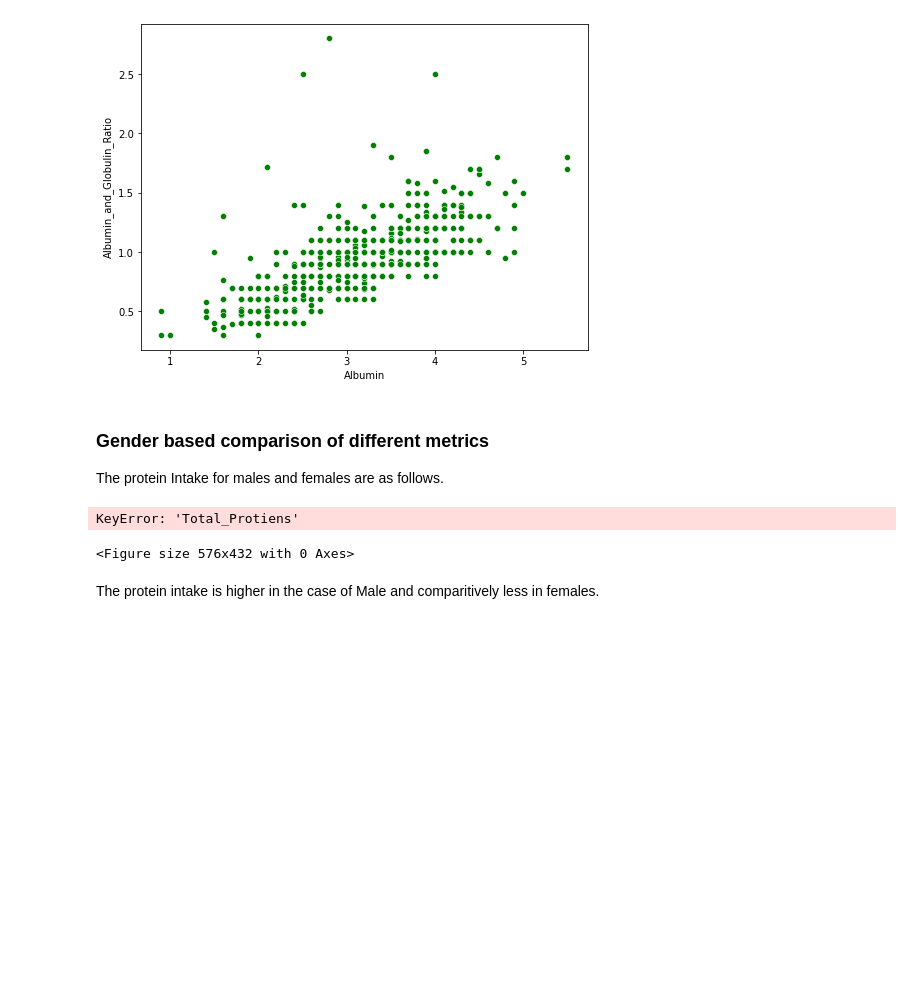
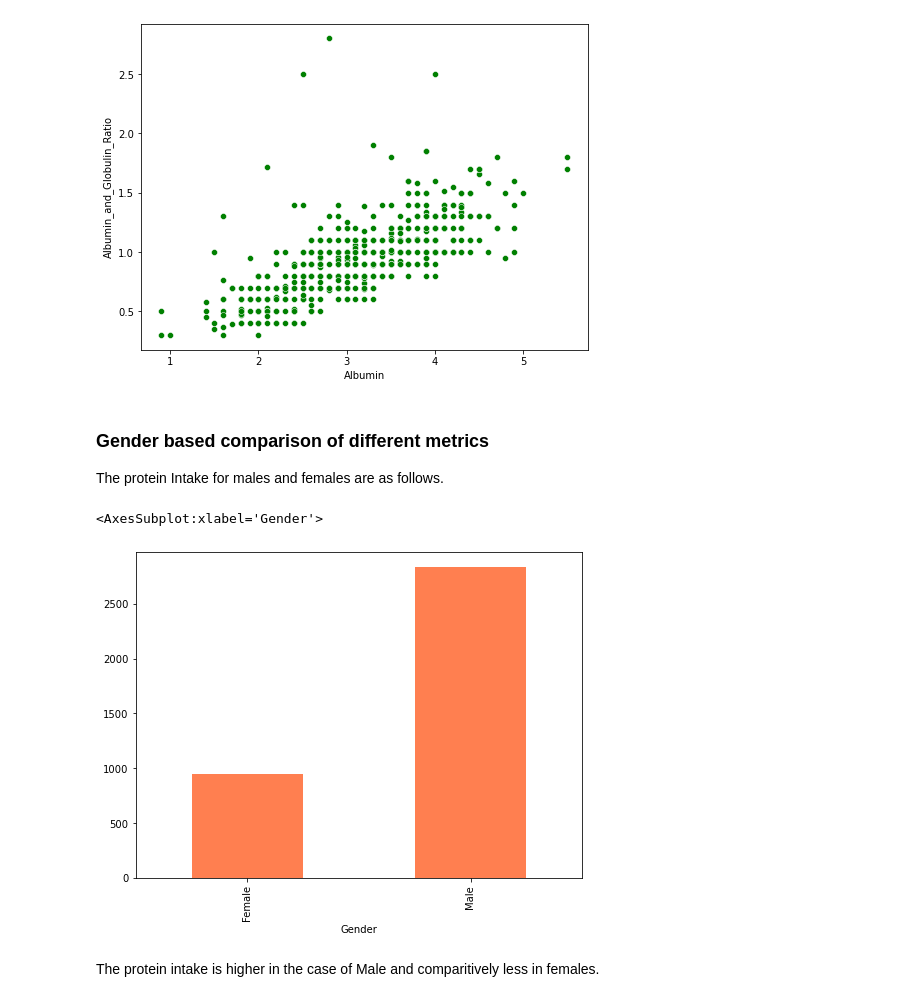
Before and after one commit to unh-projects/liver-disease-detection, a Jupyter notebook: liver-disease-EDA.ipynb, the cells around one changed output. Drawn from its saved outputs; the diff is of its cells as text; code cells hidden in the pictures; blank space fills up the shorter version.

```diff
--- a/liver-disease-EDA.ipynb
+++ b/liver-disease-EDA.ipynb
@@ -170,10 +170,10 @@ plt.show()
 The protein Intake for males and females are as follows.
 # %%
 plt.figure(figsize=(8,6))
-patients_data.groupby('Gender').sum()["Total_Protiens"].plot.bar(color='coral')
+patients_data.groupby('Gender').sum()["Total_Proteins"].plot.bar(color='coral')
 # %% [output]
-KeyError: 'Total_Protiens'
+<AxesSubplot:xlabel='Gender'>
-<Figure size 576x432 with 0 Axes>
+[figure, added]
 # %% [markdown]
 The protein intake is higher in the case of Male and comparitively less in females.
 # %% [markdown]
```
Also changed, not shown: parts of 20 cells of this notebook, 2 other files.
